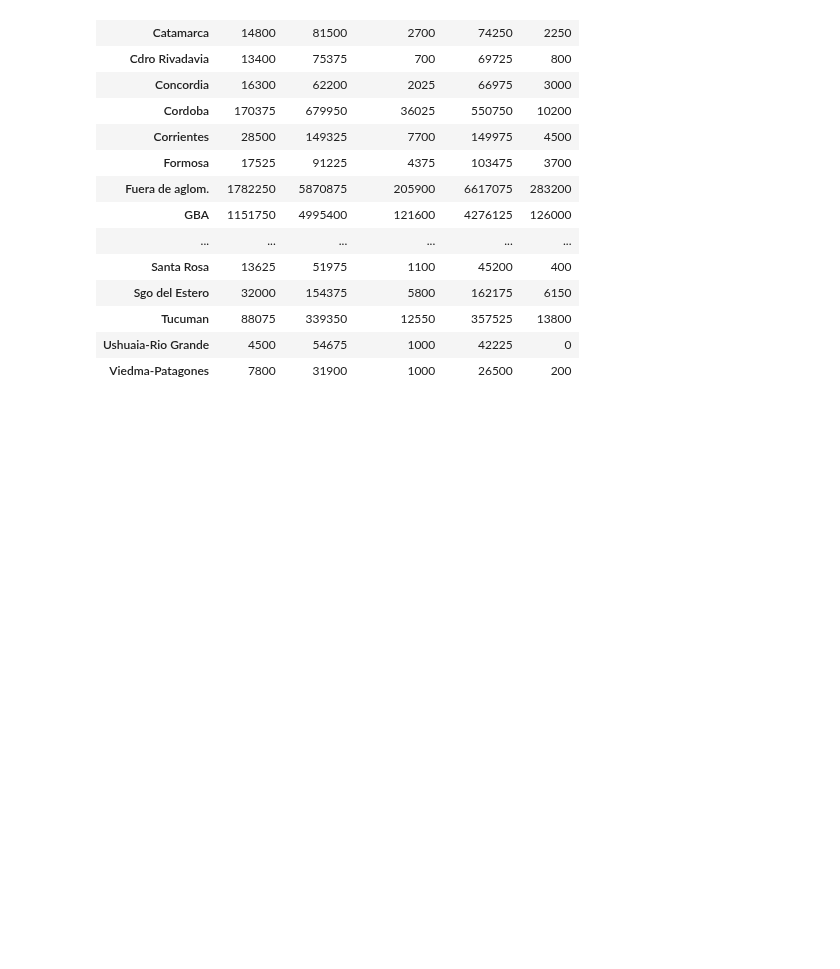
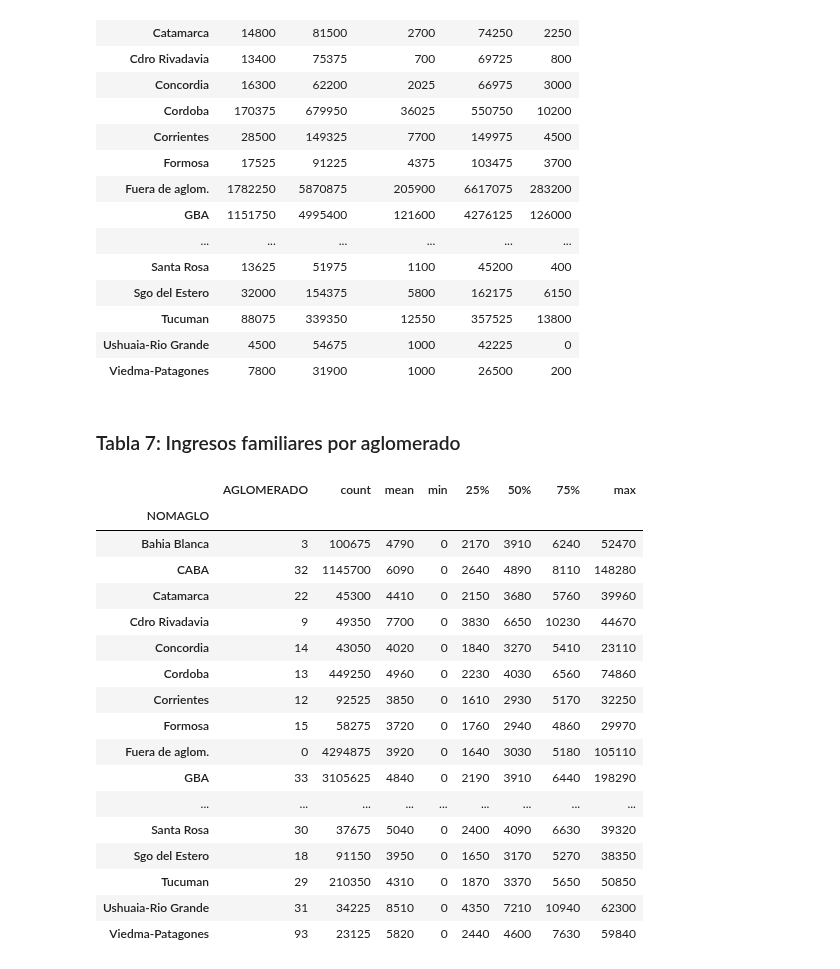
Before and after one commit to matuteiglesias/indice-pobreza-UBA, a Jupyter notebook: notebooks/11 - Validacion 2010.ipynb, the cells around one changed output. Saved outputs shown, nothing was run; the diff lists cells and outputs as text; code cells hidden in the pictures; blank space fills up the shorter version.

```diff
--- a/notebooks/11 - Validacion 2010.ipynb
+++ b/notebooks/11 - Validacion 2010.ipynb
@@ -188,6 +188,39 @@ info.sort_index()#.to_csv('./../data/results/Tabla6.csv')
 | Tucuman | 88075 | 339350 | 12550 | 357525 | 13800 |
 | Ushuaia-Rio Grande | 4500 | 54675 | 1000 | 42225 | 0 |
 | Viedma-Patagones | 7800 | 31900 | 1000 | 26500 | 200 |
+# %% [markdown]
+### Tabla 7: Ingresos familiares por aglomerado
+# %%
+info = df[['HOGAR_REF_ID', 'AGLOMERADO', 'P47T_hogar']].drop_duplicates().groupby(['AGLOMERADO'])['P47T_hogar'].describe()
+info = info.reset_index().merge(aglo_labels).set_index('NOMAGLO').sort_index()
+
+info['count'] = (info['count']/frac/4).fillna(0).astype(int)
+info[['mean','std','min','25%','50%','75%','max']] = info[['mean','std','min','25%','50%','75%','max']]/ipc_10_16
+# %%
+show = info.copy()
+show[['mean','std','min','25%','50%','75%','max']] = show[['mean','std','min','25%','50%','75%','max']].round(-1).astype(int)
+show = show.drop('std', axis = 1)
+show.to_csv('./../data/results/Tabla7.csv')
+show
+# %% [output]
+|  | AGLOMERADO | count | mean | min | 25% | 50% | 75% | max |
+| NOMAGLO |  |  |  |  |  |  |  |  |
+| Bahia Blanca | 3 | 100675 | 4790 | 0 | 2170 | 3910 | 6240 | 52470 |
+| CABA | 32 | 1145700 | 6090 | 0 | 2640 | 4890 | 8110 | 148280 |
+| Catamarca | 22 | 45300 | 4410 | 0 | 2150 | 3680 | 5760 | 39960 |
+| Cdro Rivadavia | 9 | 49350 | 7700 | 0 | 3830 | 6650 | 10230 | 44670 |
+| Concordia | 14 | 43050 | 4020 | 0 | 1840 | 3270 | 5410 | 23110 |
+| Cordoba | 13 | 449250 | 4960 | 0 | 2230 | 4030 | 6560 | 74860 |
+| Corrientes | 12 | 92525 | 3850 | 0 | 1610 | 2930 | 5170 | 32250 |
+| Formosa | 15 | 58275 | 3720 | 0 | 1760 | 2940 | 4860 | 29970 |
+| Fuera de aglom. | 0 | 4294875 | 3920 | 0 | 1640 | 3030 | 5180 | 105110 |
+| GBA | 33 | 3105625 | 4840 | 0 | 2190 | 3910 | 6440 | 198290 |
+| ... | ... | ... | ... | ... | ... | ... | ... | ... |
+| Santa Rosa | 30 | 37675 | 5040 | 0 | 2400 | 4090 | 6630 | 39320 |
+| Sgo del Estero | 18 | 91150 | 3950 | 0 | 1650 | 3170 | 5270 | 38350 |
+| Tucuman | 29 | 210350 | 4310 | 0 | 1870 | 3370 | 5650 | 50850 |
+| Ushuaia-Rio Grande | 31 | 34225 | 8510 | 0 | 4350 | 7210 | 10940 | 62300 |
+| Viedma-Patagones | 93 | 23125 | 5820 | 0 | 2440 | 4600 | 7630 | 59840 |
 # %%
 # info
 # # info.name = 'Cant.'
```
Also changed, not shown: 3 other files.
